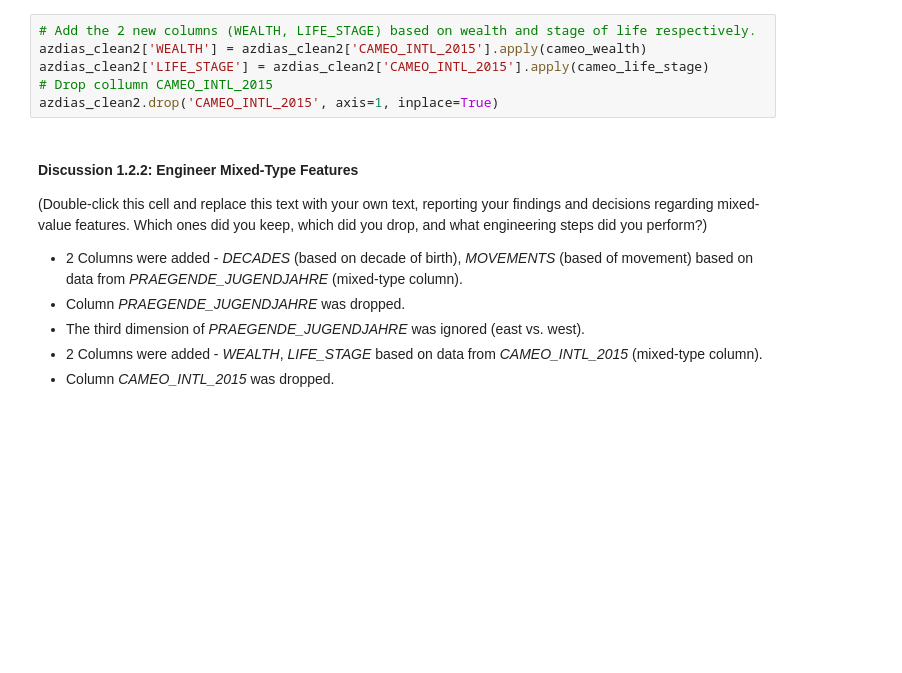
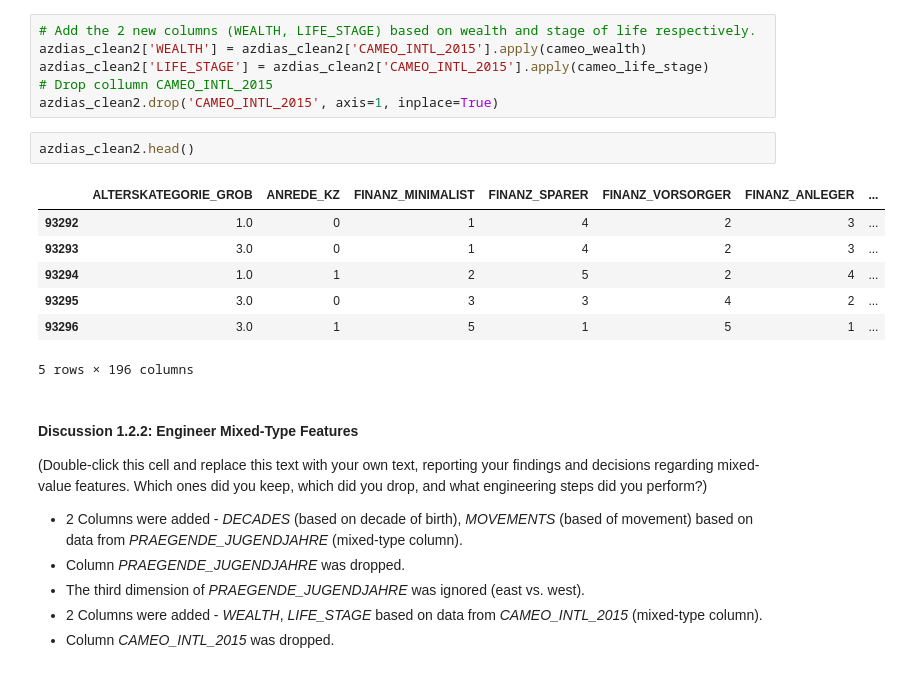
Before and after one commit to evelthon/Intro-to-Machine-Learning-with-Pytorch, a Jupyter notebook: projects/p3_Identify-Customer-Segments/Identify_Customer_Segments.ipynb, the cells around one changed output. Cells and saved outputs as stored; diff of their text form; blank space fills up the shorter version.

```diff
--- a/projects/p3_Identify-Customer-Segments/Identify_Customer_Segments.ipynb
+++ b/projects/p3_Identify-Customer-Segments/Identify_Customer_Segments.ipynb
@@ -639,6 +639,16 @@ azdias_clean2['WEALTH'] = azdias_clean2['CAMEO_INTL_2015'].apply(cameo_wealth)
 azdias_clean2['LIFE_STAGE'] = azdias_clean2['CAMEO_INTL_2015'].apply(cameo_life_stage)
 # Drop collumn CAMEO_INTL_2015
 azdias_clean2.drop('CAMEO_INTL_2015', axis=1, inplace=True)
+# %%
+azdias_clean2.head()
+# %% [output]
+|  | ALTERSKATEGORIE_GROB | ANREDE_KZ | FINANZ_MINIMALIST | FINANZ_SPARER | FINANZ_VORSORGER | FINANZ_ANLEGER | ... |
+| 93292 | 1.0 | 0 | 1 | 4 | 2 | 3 | ... |
+| 93293 | 3.0 | 0 | 1 | 4 | 2 | 3 | ... |
+| 93294 | 1.0 | 1 | 2 | 5 | 2 | 4 | ... |
+| 93295 | 3.0 | 0 | 3 | 3 | 4 | 2 | ... |
+| 93296 | 3.0 | 1 | 5 | 1 | 5 | 1 | ... |
+5 rows × 196 columns
 # %% [markdown]
 #### Discussion 1.2.2: Engineer Mixed-Type Features
 
```
Also changed, not shown: parts of 5 cells of this notebook.
